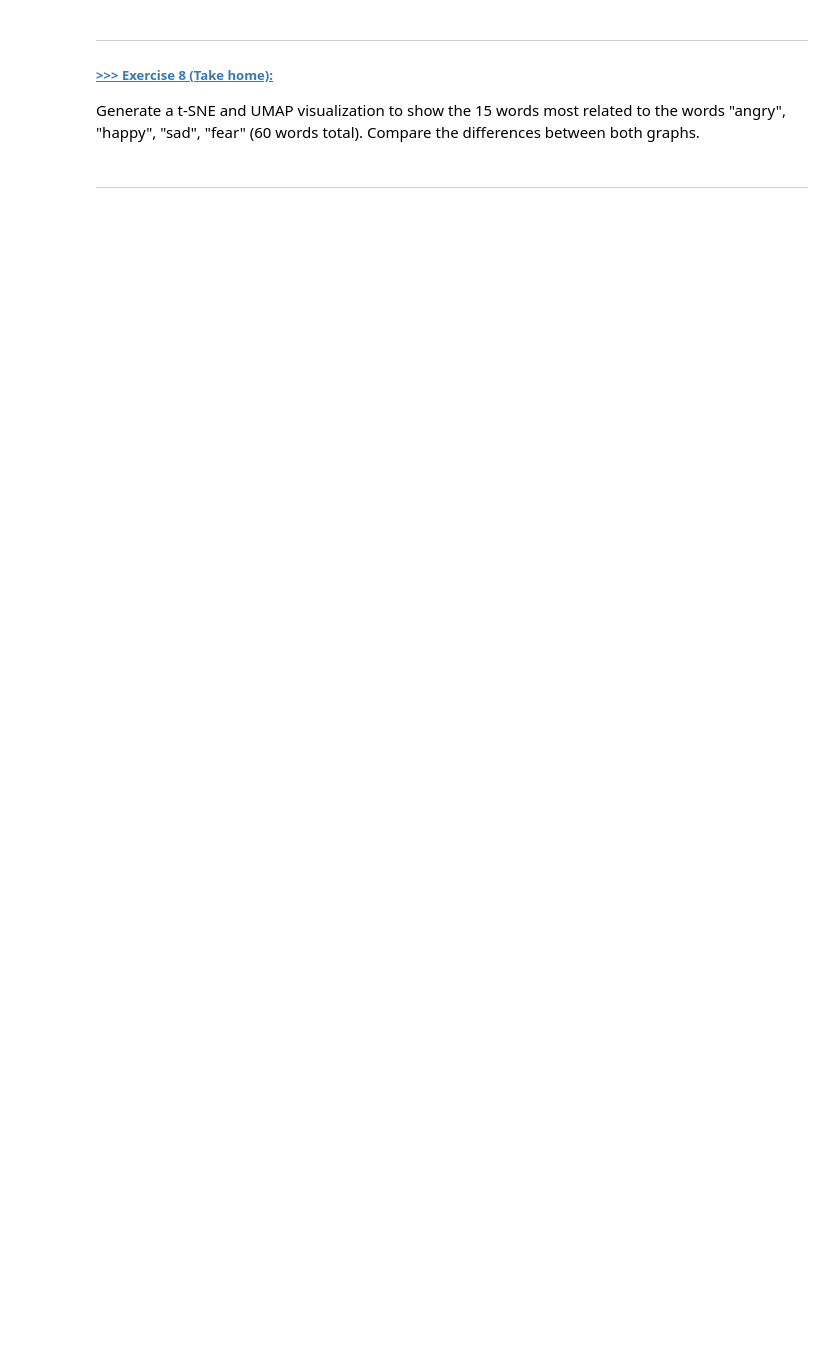
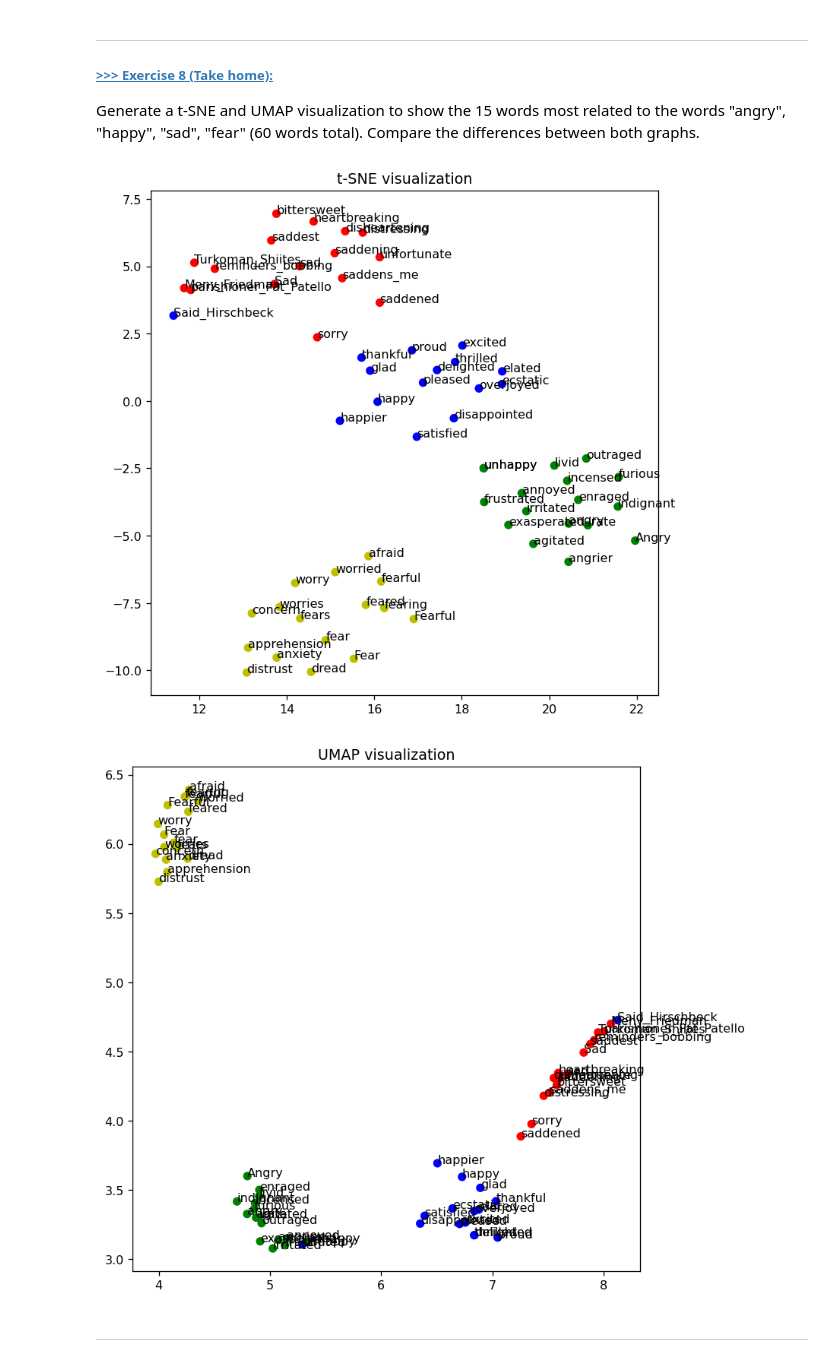
Before and after one commit to Thewo-6/DM2025-Lab2-Exercise, a Jupyter notebook: DM2025-Lab2-Master-Phase_1.ipynb, the cells around one changed output. Saved outputs shown, nothing was run; the diff lists cells and outputs as text; code cells hidden in the pictures; blank space fills up the shorter version.

```diff
--- a/DM2025-Lab2-Master-Phase_1.ipynb
+++ b/DM2025-Lab2-Master-Phase_1.ipynb
@@ -1249,2 +1280,70 @@ Generate a t-SNE and UMAP visualization to show the 15 words most related to the
+# %%
+# Answer here
+# preapare the targets
+word_list = ['happy', 'angry', 'sad', 'fear']
+
+topn = 15
+happy_words = ['happy'] + [word_ for word_, sim_ in w2v_google_model.most_similar('happy', topn=topn)]
+angry_words = ['angry'] + [word_ for word_, sim_ in w2v_google_model.most_similar('angry', topn=topn)]
+sad_words = ['sad'] + [word_ for word_, sim_ in w2v_google_model.most_similar('sad', topn=topn)]
+fear_words = ['fear'] + [word_ for word_, sim_ in w2v_google_model.most_similar('fear', topn=topn)]
+
+target_words = happy_words + angry_words + sad_words + fear_words
+
+# color list
+cn = topn + 1
+color = ['b'] * cn + ['g'] * cn + ['r'] * cn + ['y'] * cn
+
+# ---- TSNE ----
+
+# prepare training word vectors
+size = 200
+target_size = len(target_words)
+all_word = list(model.index_to_key)
+word_train = target_words + all_word[:size]
+X_train = model[word_train]
+
+# t-SNE model
+tsne = TSNE(n_components=2, metric='cosine', random_state=28)
+
+# training
+X_tsne = tsne.fit_transform(X_train)
+
+# plot the result
+plt.figure(figsize=(7.5, 7.5), dpi=115)
+plt.scatter(X_tsne[:target_size, 0], X_tsne[:target_size, 1], c=color)
+plt.title('t-SNE visualization')
+for label, x, y in zip(target_words, X_tsne[:target_size, 0], X_tsne[:target_size, 1]):
+    plt.annotate(label, xy=(x,y), xytext=(0,0),  textcoords='offset points')
+plt.show()
+
+print("\n")
+
+
+# ---- UMAP ----
+
+# prepare training word vectors
+size = 200
+target_size = len(target_words)
+all_word = list(model.index_to_key)
+word_train = target_words + all_word[:size]
+X_train = model[word_train]
+
+# UMAP model
+umap_model = umap.UMAP(n_components=2, metric='cosine', random_state=28)
+
+# training
+X_umap = umap_model.fit_transform(X_train)
+
+# plot the result
+plt.figure(figsize=(7.5, 7.5), dpi=115)
+plt.scatter(X_umap[:target_size, 0], X_umap[:target_size, 1], c=color)
+plt.title('UMAP visualization')
+for label, x, y in zip(target_words, X_umap[:target_size, 0], X_umap[:target_size, 1]):
+    plt.annotate(label, xy=(x,y), xytext=(0,0),  textcoords='offset points')
+plt.show()
+# %% [output]
+[figure, added]
+[figure, added]
 # %% [markdown]
 ---
```
Also changed, not shown: parts of 11 cells of this notebook.
